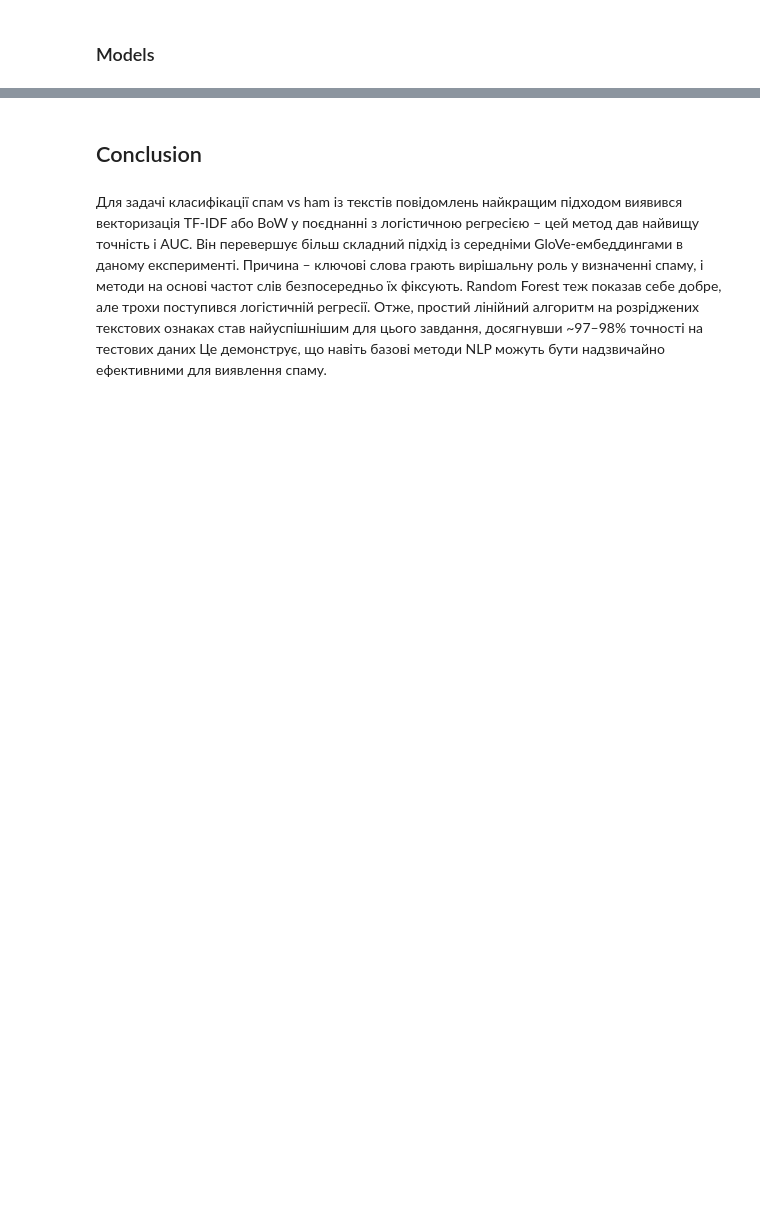
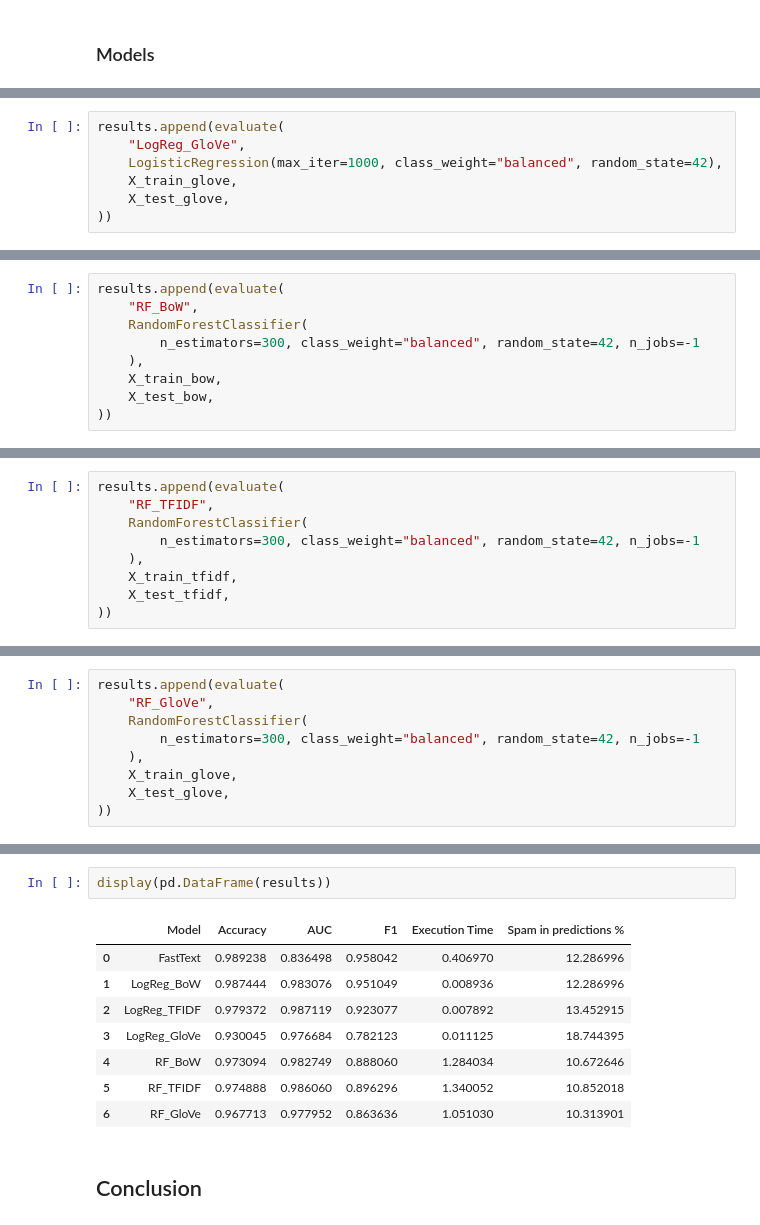
Before and after one commit to nickolas-z/DEEP-LEARNING-FOR-COMPUTER-VISION-AND-NLP, a Jupyter notebook: homework/dz_topic_10_ZubchykMM.ipynb, the cells around one changed output, grey strips where cells are left out. Saved outputs shown, nothing was run; the diff lists cells and outputs as text; blank space fills up the shorter version.

```diff
--- a/homework/dz_topic_10_ZubchykMM.ipynb
+++ b/homework/dz_topic_10_ZubchykMM.ipynb
@@ -271,0 +367,7 @@ plt.show()
+# %%
+results.append(evaluate(
+    "LogReg_GloVe",
+    LogisticRegression(max_iter=1000, class_weight="balanced", random_state=42),
+    X_train_glove,
+    X_test_glove,
+))
@@ -271,0 +392,9 @@ plt.show()
+# %%
+results.append(evaluate(
+    "RF_BoW",
+    RandomForestClassifier(
+        n_estimators=300, class_weight="balanced", random_state=42, n_jobs=-1
+    ),
+    X_train_bow,
+    X_test_bow,
+))
@@ -271,0 +417,9 @@ plt.show()
+# %%
+results.append(evaluate(
+    "RF_TFIDF",
+    RandomForestClassifier(
+        n_estimators=300, class_weight="balanced", random_state=42, n_jobs=-1
+    ),
+    X_train_tfidf,
+    X_test_tfidf,
+))
@@ -271,0 +442,9 @@ plt.show()
+# %%
+results.append(evaluate(
+    "RF_GloVe",
+    RandomForestClassifier(
+        n_estimators=300, class_weight="balanced", random_state=42, n_jobs=-1
+    ),
+    X_train_glove,
+    X_test_glove,
+))
@@ -272,8 +519,13 @@ plt.show()
+# %%
+display(pd.DataFrame(results))
+# %% [output]
+|  | Model | Accuracy | AUC | F1 | Execution Time | Spam in predictions % |
+| 0 | FastText | 0.989238 | 0.836498 | 0.958042 | 0.406970 | 12.286996 |
+| 1 | LogReg_BoW | 0.987444 | 0.983076 | 0.951049 | 0.008936 | 12.286996 |
+| 2 | LogReg_TFIDF | 0.979372 | 0.987119 | 0.923077 | 0.007892 | 13.452915 |
+| 3 | LogReg_GloVe | 0.930045 | 0.976684 | 0.782123 | 0.011125 | 18.744395 |
+| 4 | RF_BoW | 0.973094 | 0.982749 | 0.888060 | 1.284034 | 10.672646 |
+| 5 | RF_TFIDF | 0.974888 | 0.986060 | 0.896296 | 1.340052 | 10.852018 |
+| 6 | RF_GloVe | 0.967713 | 0.977952 | 0.863636 | 1.051030 | 10.313901 |
 # %% [markdown]
 ## Conclusion
-# %% [markdown]
-Для задачі класифікації спам vs ham із текстів повідомлень найкращим підходом виявився векторизація TF-IDF або BoW у поєднанні з логістичною регресією – цей метод дав найвищу точність і AUC. Він перевершує більш складний підхід із середніми GloVe-ембеддингами в даному експерименті.
-Причина – ключові слова грають вирішальну роль у визначенні спаму, і методи на основі частот слів безпосередньо їх фіксують.
-Random Forest теж показав себе добре, але трохи поступився логістичній регресії.
-Отже, простий лінійний алгоритм на розріджених текстових ознаках став найуспішнішим для цього завдання, досягнувши ~97–98% точності на тестових даних
-Це демонструє, що навіть базові методи NLP можуть бути надзвичайно ефективними для виявлення спаму.
```
Also changed, not shown: parts of 35 cells of this notebook, 6 other files.
